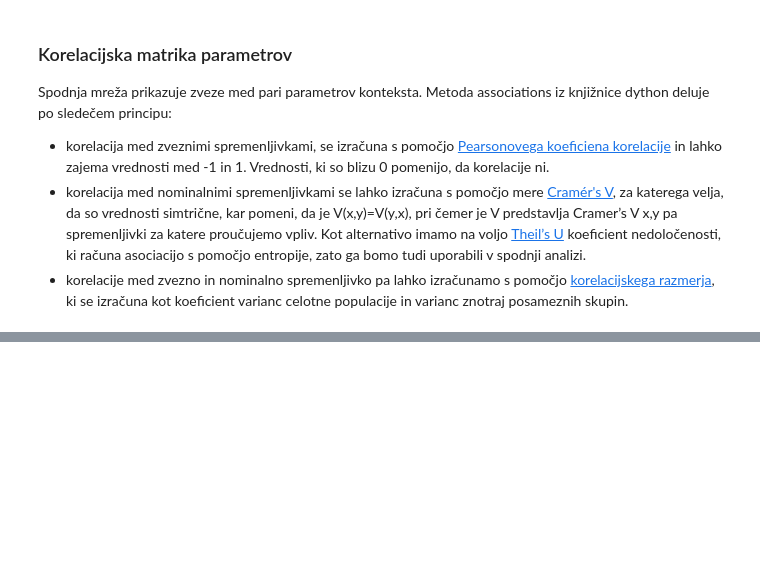
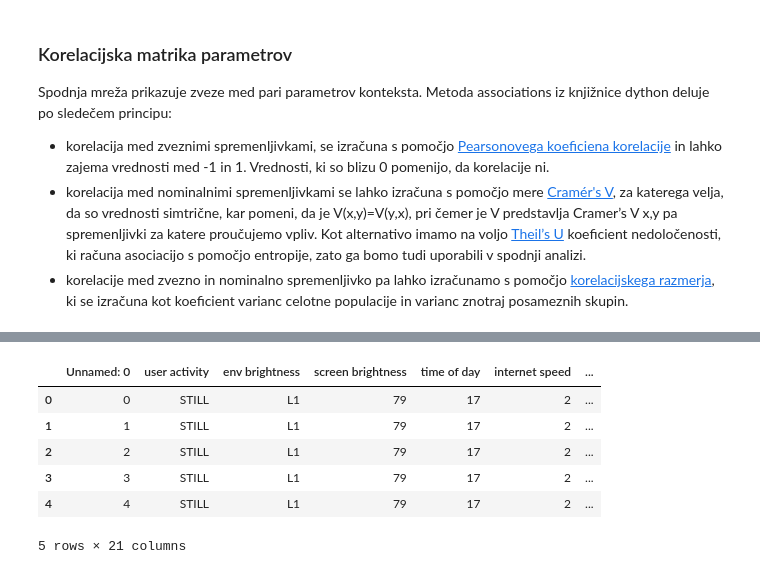
Before and after one commit to emir7/SmartNewsReaderDiploma, a Jupyter notebook: DeskriptivnaAnaliza.ipynb, the cells around one changed output, grey strips where cells are left out. Cells and saved outputs as stored; diff of their text form; code cells hidden in the pictures; blank space fills up the shorter version.

```diff
--- a/DeskriptivnaAnaliza.ipynb
+++ b/DeskriptivnaAnaliza.ipynb
@@ -979,0 +982,11 @@ corr, ax = nominal.associations(data_frame, nominal_columns=['user activity', 'i
+# %%
+dfNov = pd.read_csv("Dataset/neki_novga.csv")
+dfNov.head()
+# %% [output]
+|  | Unnamed: 0 | user activity | env brightness | screen brightness | time of day | internet speed | ... |
+| 0 | 0 | STILL | L1 | 79 | 17 | 2 | ... |
+| 1 | 1 | STILL | L1 | 79 | 17 | 2 | ... |
+| 2 | 2 | STILL | L1 | 79 | 17 | 2 | ... |
+| 3 | 3 | STILL | L1 | 79 | 17 | 2 | ... |
+| 4 | 4 | STILL | L1 | 79 | 17 | 2 | ... |
+5 rows × 21 columns
```
Also changed, not shown: parts of 6 cells of this notebook, 3 other files.
